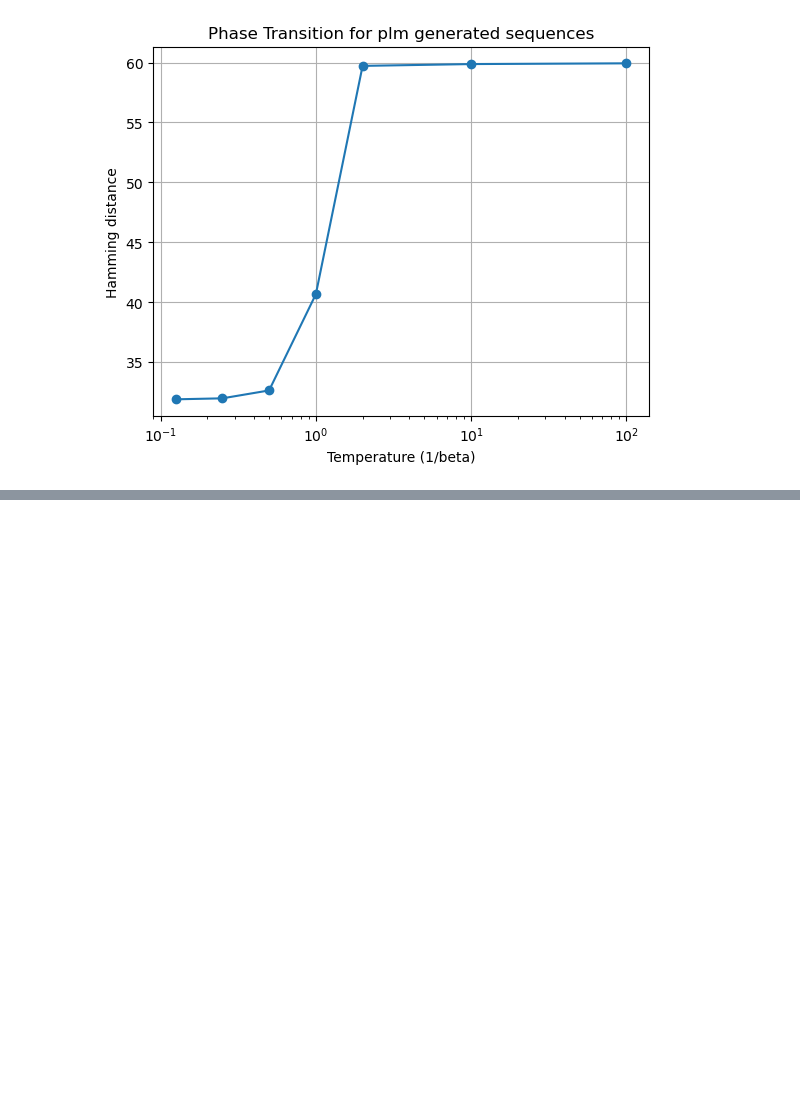
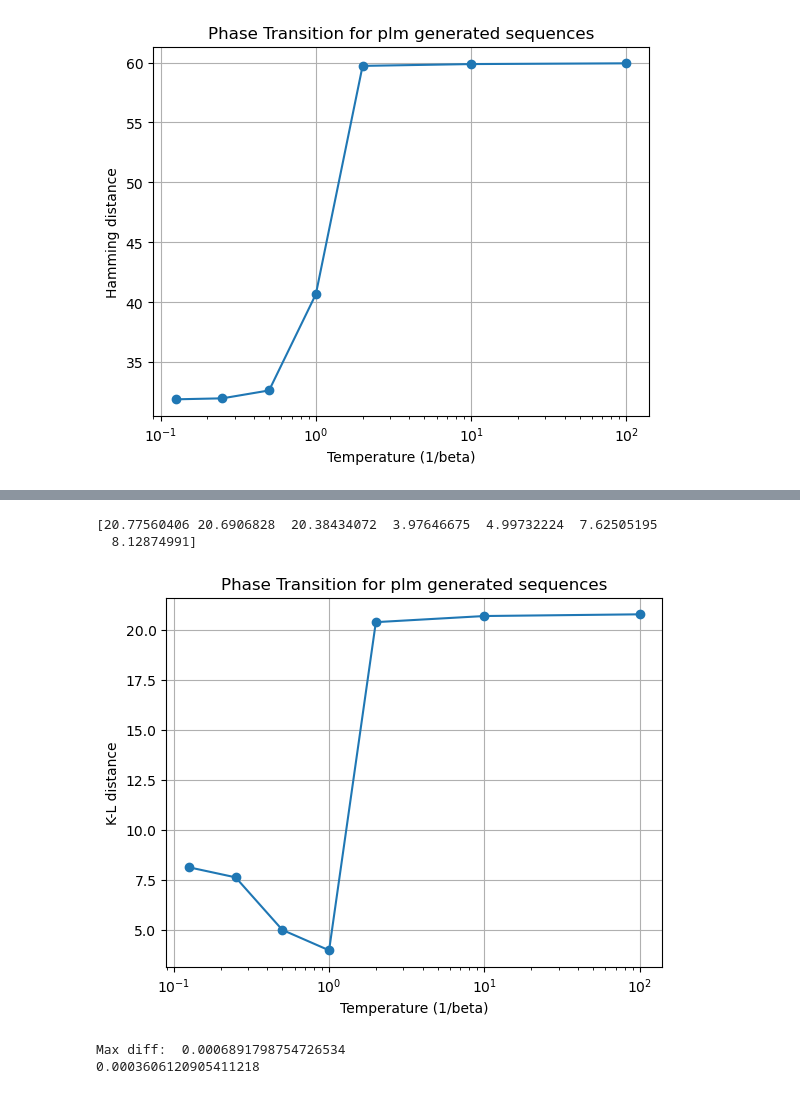
Before and after one commit to marziof/PLM-gen-DCA, a Jupyter notebook: Attention-DCA-main/CODE/AttentionDCA_python/src/PLM/phase_transition.ipynb, the cells around one changed output, grey strips where cells are left out. Drawn from its saved outputs; the diff is of its cells as text; code cells hidden in the pictures; blank space fills up the shorter version.

```diff
--- a/Attention-DCA-main/CODE/AttentionDCA_python/src/PLM/phase_transition.ipynb
+++ b/Attention-DCA-main/CODE/AttentionDCA_python/src/PLM/phase_transition.ipynb
@@ -87,0 +88,29 @@ Mean Hamming distance of random sequences to reference sequences: 60.24378223693
+# %%
+## -------------- Load train sequences ----------------
+## Load train sequences
+#family = 'jdoms_bacteria_train2'
+#cwd = '/Users/marzioformica/Desktop/EPFL/Master/MA2/Labo/my_project/PLM-gen-DCA/Attention-DCA-main'
+#filename = cwd + f'/CODE/DataAttentionDCA/jdoms/{family}.fasta'
+#
+##filename = cwd + f'\CODE\DataAttentionDCA\jdoms\{family}.fasta'
+#
+#train_sequences = sequences_from_fasta(filename)
+#train_sequences_num = [letters_to_nums(seq) for seq in train_sequences]
+#
+## -------------- Load generated sequences ----------------
+#cwd = '/Users/marzioformica/Desktop/EPFL/Master/MA2/Labo/my_project/PLM-gen-DCA/Attention-DCA-main'
+##cwd='C:\Users\youss\OneDrive\Bureau\master epfl\MA2\TP4 De los Rios\git_test\PLM-gen-DCA\Attention-DCA-main'
+#save_dir = "generated_sequences"
+
+betas = [0.01, 0.1, 0.5, 1, 2, 4, 8]
+distances2 = []
+
+for b in tqdm(betas):
+    filename = f'gen_seqs_w_init_seq_Ns30000_r0.1_b{b}'
+    output_file = cwd + f'/CODE/AttentionDCA_python/src/PLM/{save_dir}/{filename}.npy'
+    gen_sequences = np.load(output_file)
+    pca_results, pca_results_data_test = return_pca_results(gen_sequences, train_sequences_num)
+    dist,_ = kl_divergence_between_pca_distributions(pca_results, pca_results_data_test, bins=100)
+
+    distances2.append(dist)
+distances2 = np.array(distances2)
@@ -87,0 +125,25 @@ Mean Hamming distance of random sequences to reference sequences: 60.24378223693
+# %%
+# -------------- Plot phase transition ----------------
+print(distances2)
+# plot distances vs temperature 1/beta
+temps = [1/b for b in betas]
+plt.plot(temps, distances2, marker='o')
+plt.xscale('log')
+plt.xlabel('Temperature (1/beta)')
+#plt.xlabel('Beta')
+plt.ylabel('K-L distance')
+plt.title('Phase Transition for plm generated sequences')
+plt.grid()
+#plt.savefig(cwd + f'/CODE/AttentionDCA_python/src/PLM/{save_dir}/phase_transition.png')
+plt.show()
+# %% [output]
+[20.77560406 20.6906828  20.38434072  3.97646675  4.99732224  7.62505195
+  8.12874991]
+[figure, added]
+# %%
+pca_results, pca_results_data_test = return_pca_results(train_sequences_num[::10], train_sequences_num[::10])
+dist,_ = kl_divergence_between_pca_distributions(pca_results, pca_results_data_test, bins=100)
+print(dist)
+# %% [output]
+Max diff:  0.0006891798754726534
+0.0003606120905411218
```
Also changed, not shown: parts of 3 cells of this notebook, 2 other files.
